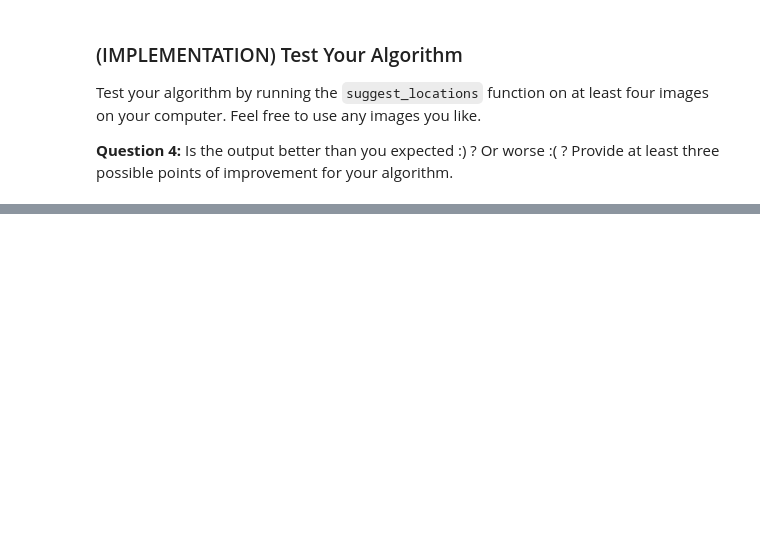
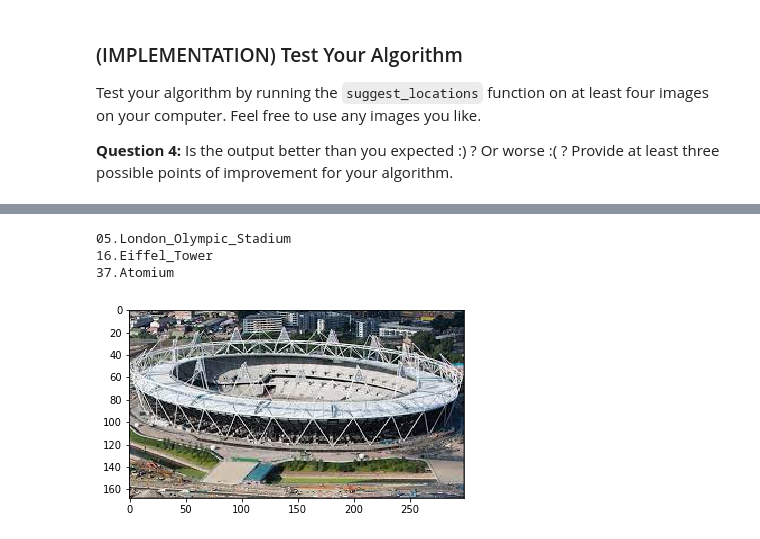
Before and after one commit to zuber23/landmark-classification, a Jupyter notebook: landmark.ipynb, the cells around one changed output, grey strips where cells are left out. Cells and saved outputs as stored; diff of their text form; code cells hidden in the pictures; blank space fills up the shorter version.

```diff
--- a/landmark.ipynb
+++ b/landmark.ipynb
@@ -744,0 +803,7 @@ __Answer:__ (Three possible points for improvement)
+# %%
+suggest_locations('data/landmark_images/internet/los.jpg')
+# %% [output]
+05.London_Olympic_Stadium
+16.Eiffel_Tower
+37.Atomium
+[figure, added]
```
Also changed, not shown: parts of 29 cells of this notebook.
